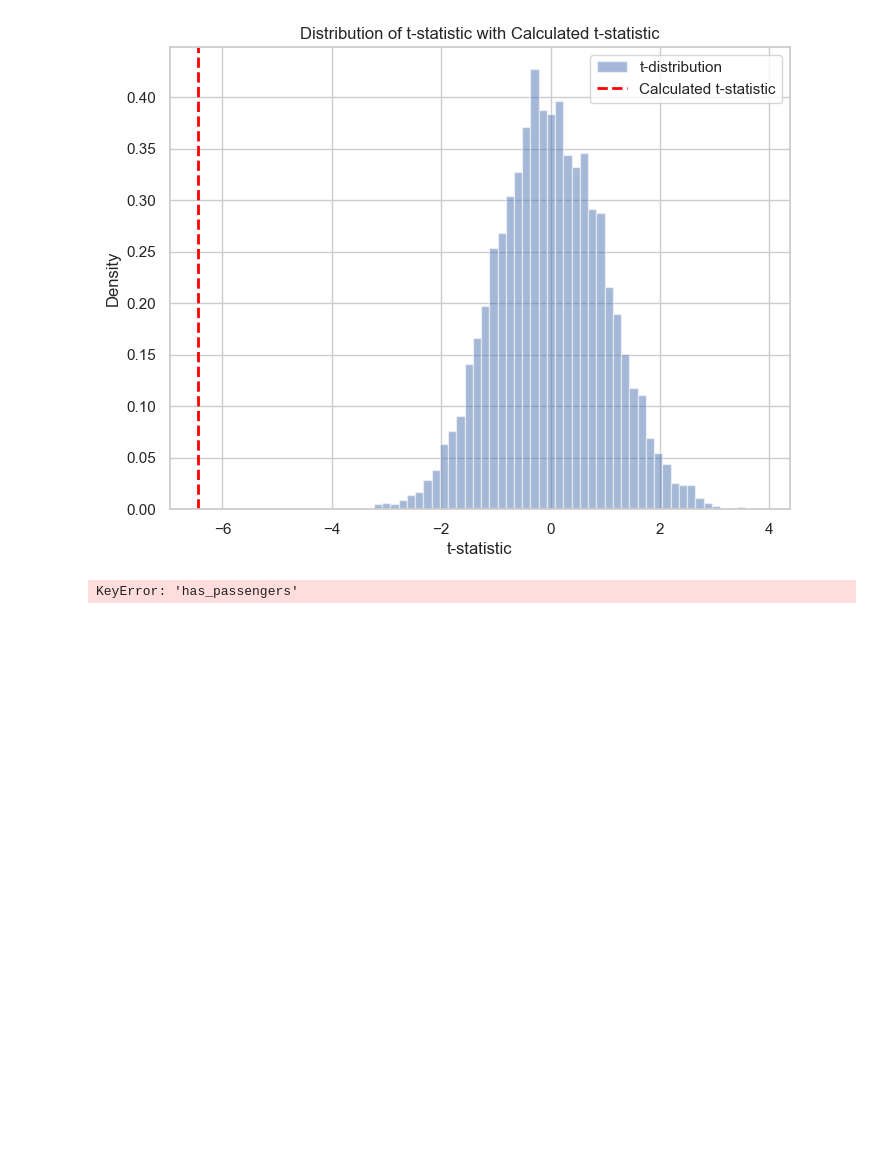
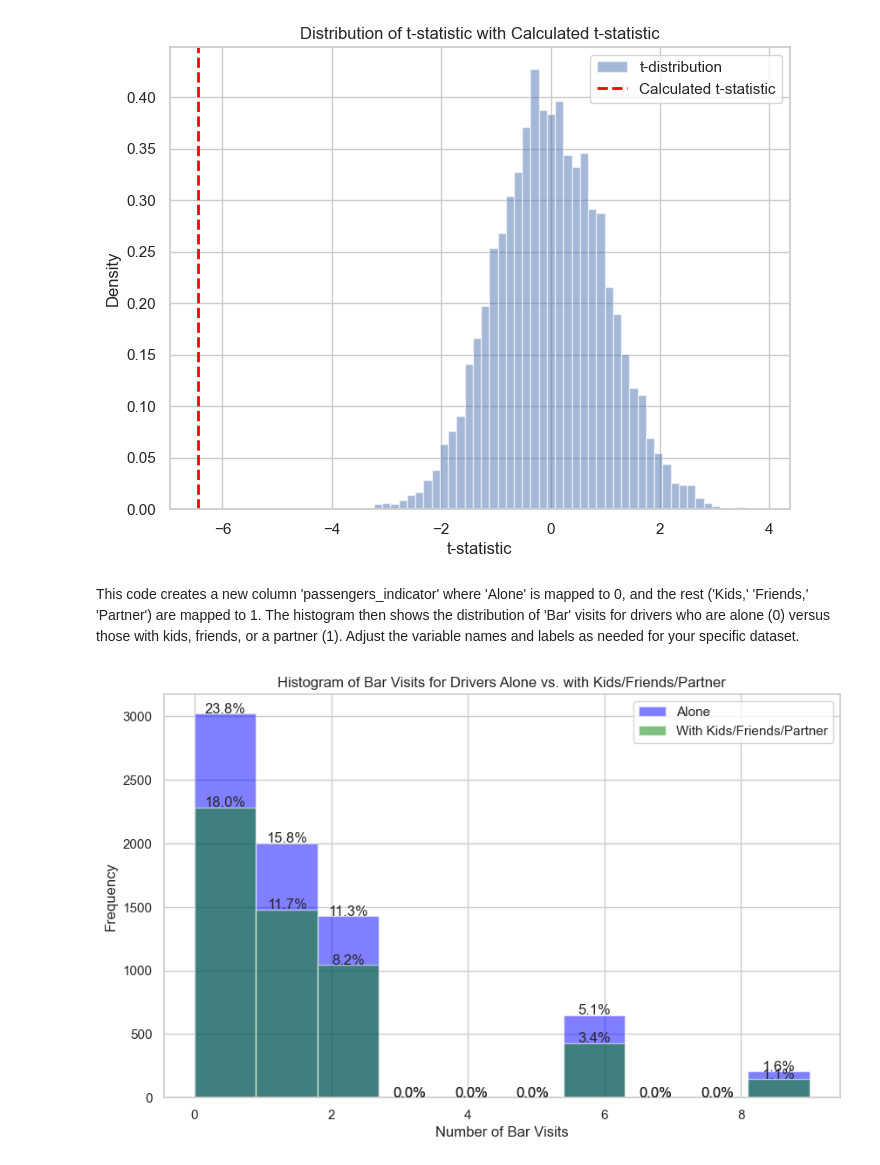
Before and after one commit to bigonil/BH-PCMLAI, a Jupyter notebook: p_assign_app_5_1/prompt.ipynb, the cells around one changed output. Drawn from its saved outputs; the diff is of its cells as text; code cells hidden in the pictures; blank space fills up the shorter version.

Commit message:
Add Histogram of Coupon Accepted (acceptance=1) by without/with Passengers

```diff
--- a/p_assign_app_5_1/prompt.ipynb
+++ b/p_assign_app_5_1/prompt.ipynb
@@ -955,23 +955,32 @@ plt.legend()
 plt.show()
 # %% [output]
 [figure]
+# %% [markdown]
+This code creates a new column 'passengers_indicator' where 'Alone' is mapped to 0, and the rest ('Kids,' 'Friends,' 'Partner') are mapped to 1. The histogram then shows the distribution of 'Bar' visits for drivers who are alone (0) versus those with kids, friends, or a partner (1). Adjust the variable names and labels as needed for your specific dataset.
 # %%
+# Map values to binary indicator
+data['passanger_indicator'] = data['passanger'].apply(lambda x: 0 if x == 'Alone' else 1)
+
 # Define the two groups
-without_passengers = data[data['has_passengers'] == 0]['Bar']
-with_passengers = data[data['has_passengers'] == 1]['Bar']
+alone = data[data['passanger_indicator'] == 0]['Bar']
+with_passengers = data[data['passanger_indicator'] == 1]['Bar']
 
 # Plot histograms for each group
 plt.figure(figsize=(10, 6))
-plt.hist(without_passengers, bins=10, alpha=0.5, label='Without Passengers', color='blue')
-plt.hist(with_passengers, bins=10, alpha=0.5, label='With Passengers', color='green')
+plt.hist(alone, bins=10, alpha=0.5, label='Alone', color='blue')
+plt.hist(with_passengers, bins=10, alpha=0.5, label='With Kids/Friends/Partner', color='green')
 
 # Add labels and title
 plt.xlabel('Number of Bar Visits')
 plt.ylabel('Frequency')
-plt.title('Histogram of Bar Visits for Drivers Without/With Passengers')
+plt.title('Histogram of Bar Visits for Drivers Alone vs. with Kids/Friends/Partner')
 plt.legend()
 
-# Show the plot
+# Display percentage over the bars
+for patch in plt.gca().patches:
+    height = patch.get_height()
+    plt.gca().text(
+        patch.get_x() + patch.get_width() / 2, height + 5, f'{height/len(data)*100:.1f}%', ha='center')
 plt.show()
 # %% [output]
-KeyError: 'has_passengers'
+[figure, added]
```
Also changed, not shown: parts of 5 cells of this notebook.
